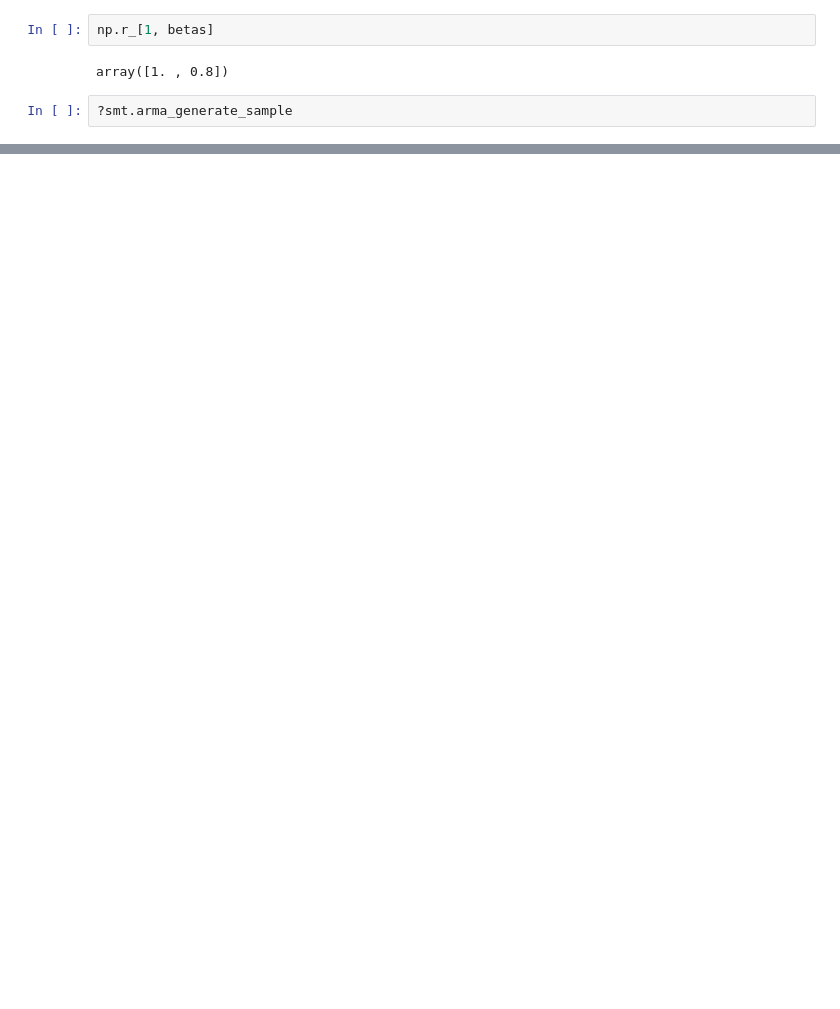
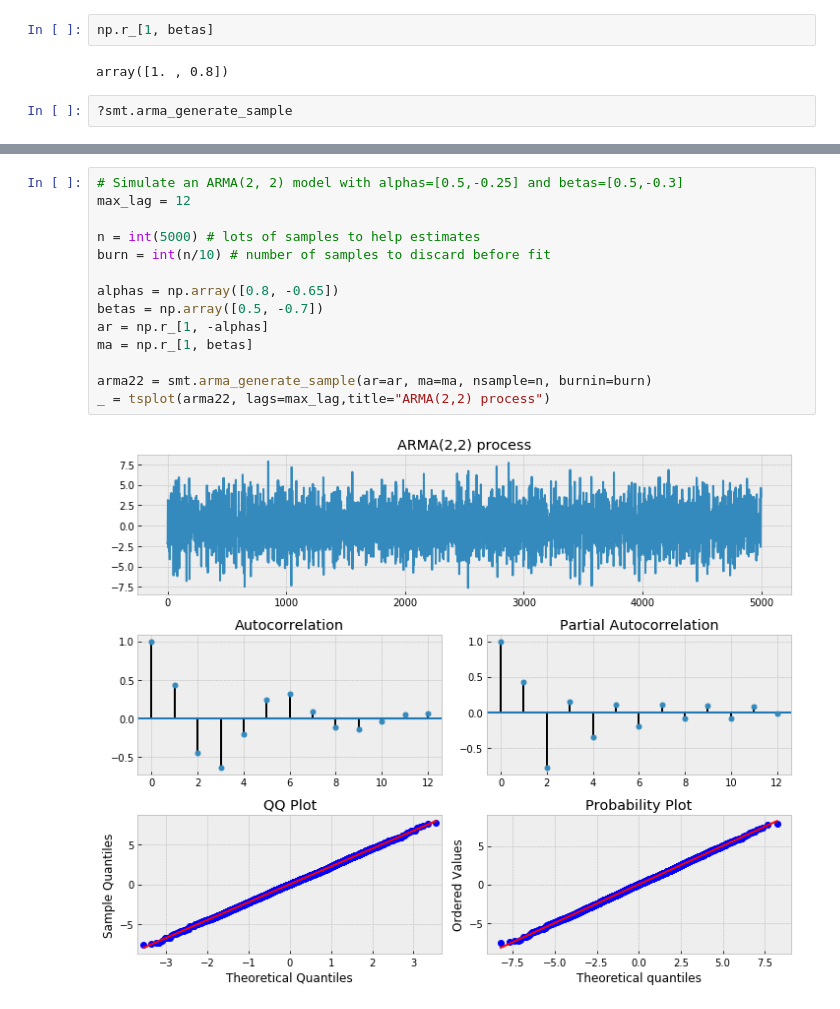
Before and after one commit to EmilMachine/ml_club, a Jupyter notebook: 01_predicit_future_sales/notebooks/first_test.ipynb, the cells around one changed output, grey strips where cells are left out. Drawn from its saved outputs; the diff is of its cells as text; blank space fills up the shorter version.

```diff
--- a/01_predicit_future_sales/notebooks/first_test.ipynb
+++ b/01_predicit_future_sales/notebooks/first_test.ipynb
@@ -272,0 +285,16 @@ array([1. , 0.8])
+# %%
+# Simulate an ARMA(2, 2) model with alphas=[0.5,-0.25] and betas=[0.5,-0.3]
+max_lag = 12
+
+n = int(5000) # lots of samples to help estimates
+burn = int(n/10) # number of samples to discard before fit
+
+alphas = np.array([0.8, -0.65])
+betas = np.array([0.5, -0.7])
+ar = np.r_[1, -alphas]
+ma = np.r_[1, betas]
+
+arma22 = smt.arma_generate_sample(ar=ar, ma=ma, nsample=n, burnin=burn)
+_ = tsplot(arma22, lags=max_lag,title="ARMA(2,2) process")
+# %% [output]
+[figure, added]
```
Also changed, not shown: parts of 20 cells of this notebook.
